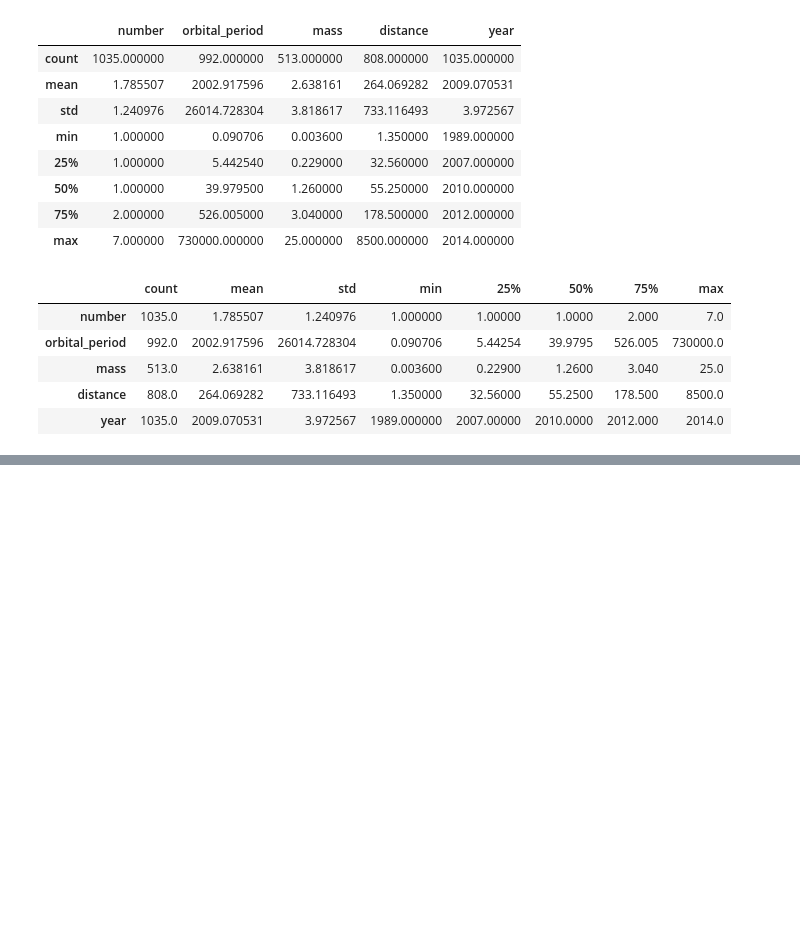
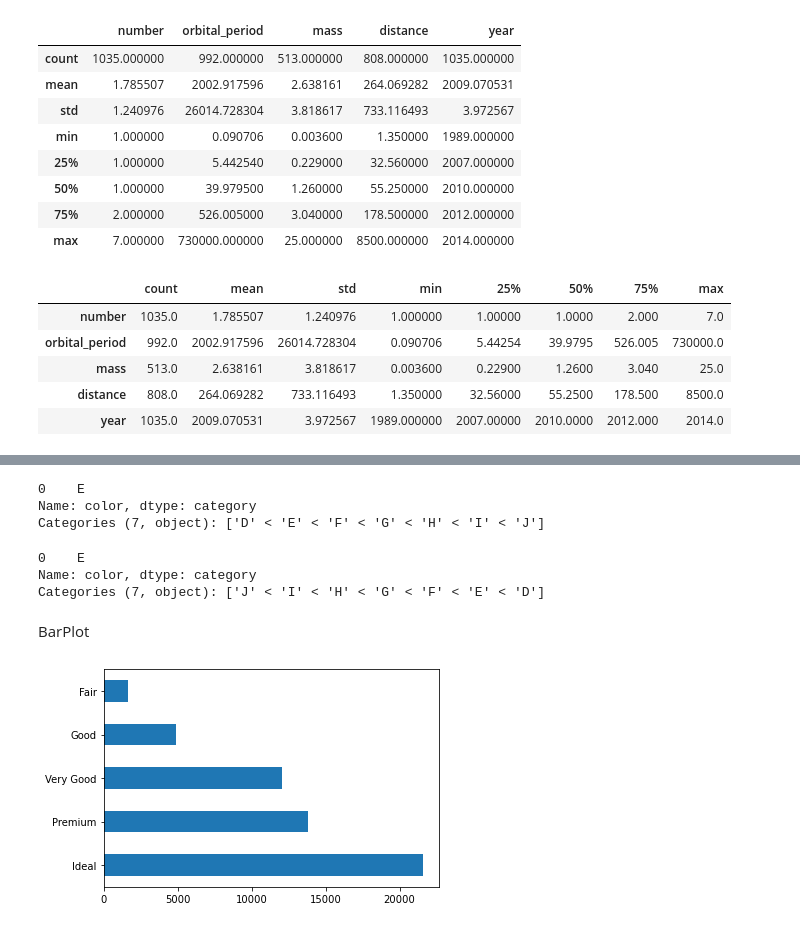
Before and after one commit to suedabilen/datascience-practice, a Jupyter notebook: verigorsellestirme.ipynb, the cells around one changed output, grey strips where cells are left out. Cells and saved outputs as stored; diff of their text form; code cells hidden in the pictures; blank space fills up the shorter version.

```diff
--- a/verigorsellestirme.ipynb
+++ b/verigorsellestirme.ipynb
@@ -121,0 +450,2 @@ df.describe().T
+# %%
+df.cut = df.cut.astype(CategoricalDtype(categories = cut_kategoriler,ordered = True))
@@ -121,0 +468,24 @@ df.describe().T
+# %%
+df.color = df.color.astype(CategoricalDtype(ordered = True))
+# %%
+df.color.head(1)
+# %% [output]
+0    E
+Name: color, dtype: category
+Categories (7, object): ['D' < 'E' < 'F' < 'G' < 'H' < 'I' < 'J']
+# %%
+df_colors = ["J","I","H","G","F","E","D"]
+# %%
+df.color = df.color.astype(CategoricalDtype(categories = df_colors,ordered = True))
+# %%
+df.color.head(1)
+# %% [output]
+0    E
+Name: color, dtype: category
+Categories (7, object): ['J' < 'I' < 'H' < 'G' < 'F' < 'E' < 'D']
+# %% [markdown]
+BarPlot
+# %%
+df["cut"].value_counts().plot.barh();
+# %% [output]
+[figure, added]
```
Also changed, not shown: parts of 48 cells of this notebook.
